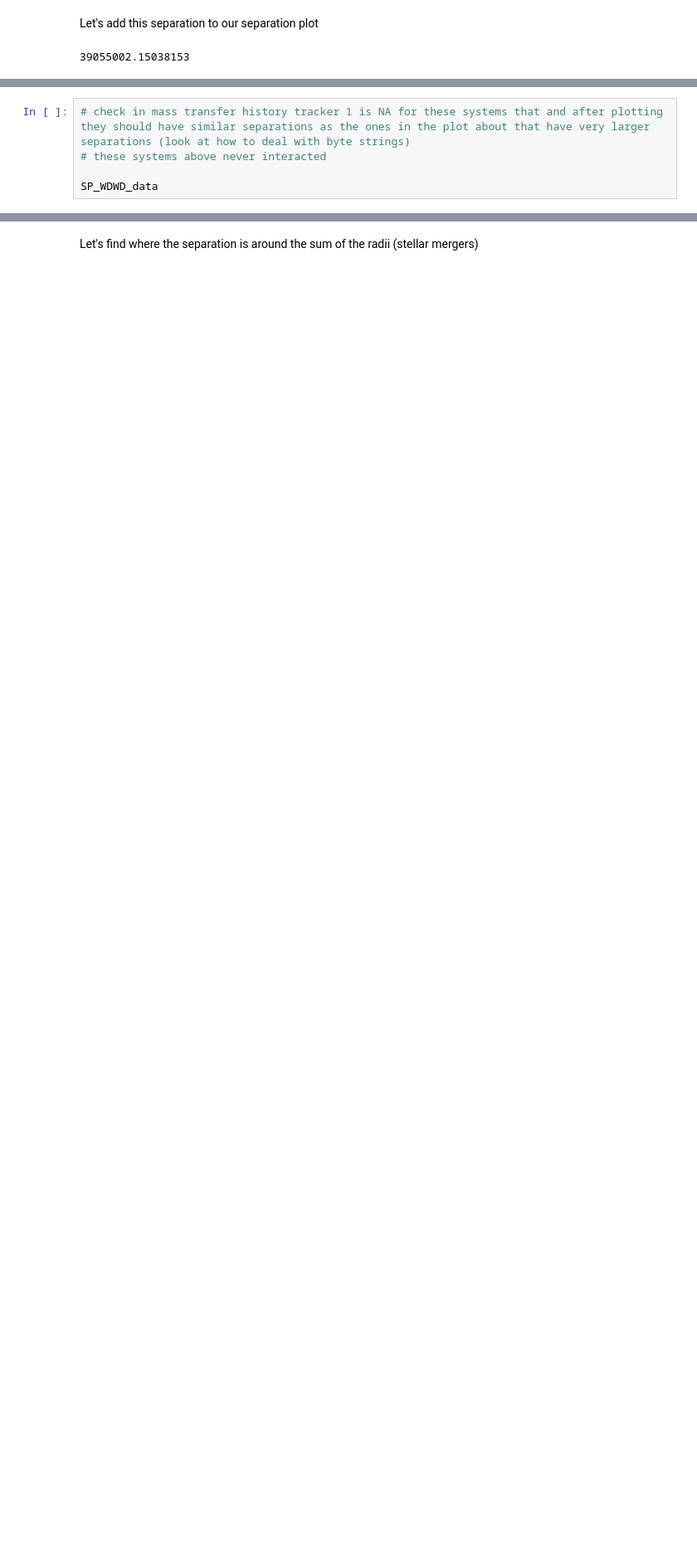
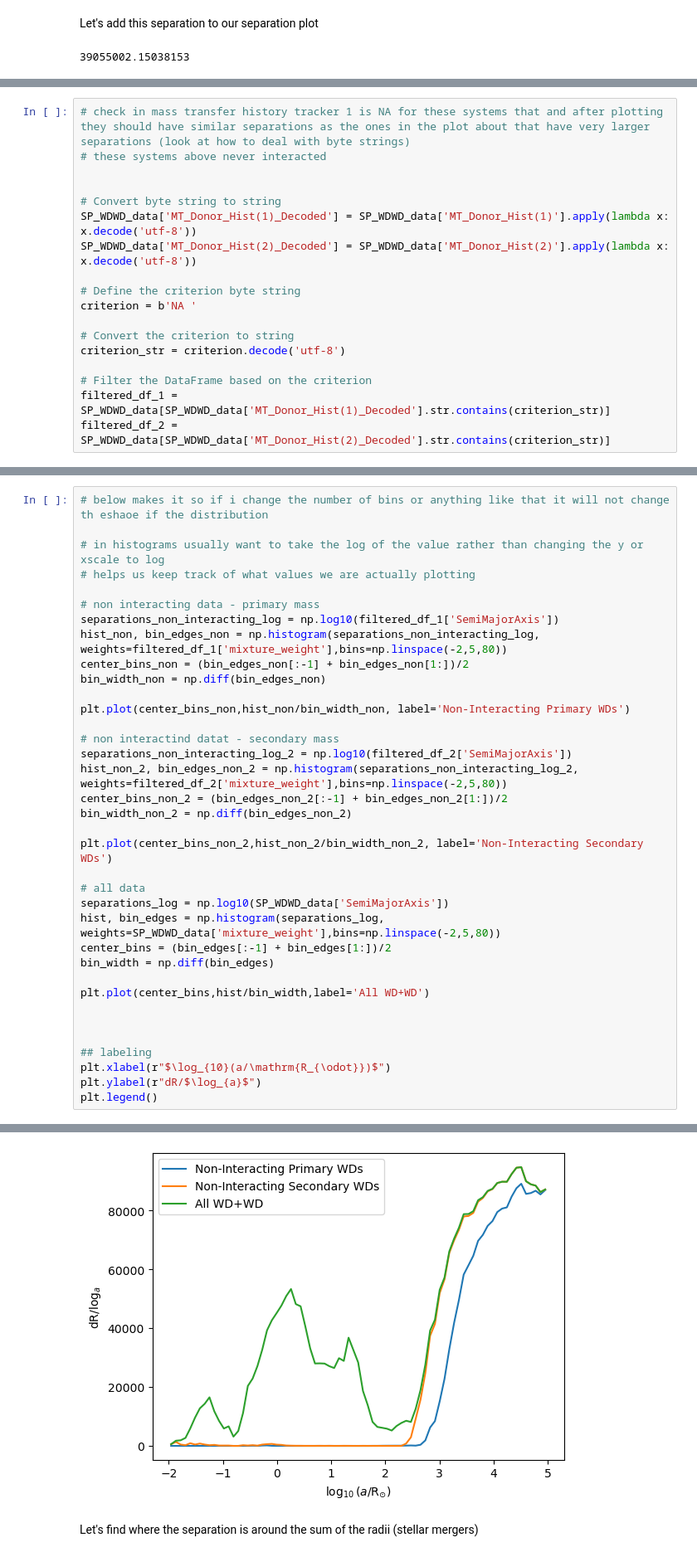
Before and after one commit to melanie-santiago26/research_work, a Jupyter notebook: WD_WD_postprocessing.ipynb, the cells around one changed output, grey strips where cells are left out. Shown at 83% size. Saved outputs shown, nothing was run; the diff lists cells and outputs as text; blank space fills up the shorter version.

```diff
--- a/WD_WD_postprocessing.ipynb
+++ b/WD_WD_postprocessing.ipynb
@@ -585,5 +531,18 @@ plt.show()
 # check in mass transfer history tracker 1 is NA for these systems that and after plotting they should have similar separations as the ones in the plot about that have very larger separations (look at how to deal with byte strings)
 # these systems above never interacted
 
-SP_WDWD_data
+
+# Convert byte string to string
+SP_WDWD_data['MT_Donor_Hist(1)_Decoded'] = SP_WDWD_data['MT_Donor_Hist(1)'].apply(lambda x: x.decode('utf-8'))
+SP_WDWD_data['MT_Donor_Hist(2)_Decoded'] = SP_WDWD_data['MT_Donor_Hist(2)'].apply(lambda x: x.decode('utf-8'))
+
+# Define the criterion byte string
+criterion = b'NA '
+
+# Convert the criterion to string
+criterion_str = criterion.decode('utf-8')
+
+# Filter the DataFrame based on the criterion
+filtered_df_1 = SP_WDWD_data[SP_WDWD_data['MT_Donor_Hist(1)_Decoded'].str.contains(criterion_str)]
+filtered_df_2 = SP_WDWD_data[SP_WDWD_data['MT_Donor_Hist(2)_Decoded'].str.contains(criterion_str)]
 # %% [output]
@@ -602,0 +550,37 @@ SP_WDWD_data
+# %%
+# below makes it so if i change the number of bins or anything like that it will not change th eshaoe if the distribution
+
+# in histograms usually want to take the log of the value rather than changing the y or xscale to log
+# helps us keep track of what values we are actually plotting
+
+# non interacting data - primary mass
+separations_non_interacting_log = np.log10(filtered_df_1['SemiMajorAxis'])
+hist_non, bin_edges_non = np.histogram(separations_non_interacting_log, weights=filtered_df_1['mixture_weight'],bins=np.linspace(-2,5,80))
+center_bins_non = (bin_edges_non[:-1] + bin_edges_non[1:])/2
+bin_width_non = np.diff(bin_edges_non)
+
+plt.plot(center_bins_non,hist_non/bin_width_non, label='Non-Interacting Primary WDs')
+
+# non interactind datat - secondary mass
+separations_non_interacting_log_2 = np.log10(filtered_df_2['SemiMajorAxis'])
+hist_non_2, bin_edges_non_2 = np.histogram(separations_non_interacting_log_2, weights=filtered_df_2['mixture_weight'],bins=np.linspace(-2,5,80))
+center_bins_non_2 = (bin_edges_non_2[:-1] + bin_edges_non_2[1:])/2
+bin_width_non_2 = np.diff(bin_edges_non_2)
+
+plt.plot(center_bins_non_2,hist_non_2/bin_width_non_2, label='Non-Interacting Secondary WDs')
+
+# all data
+separations_log = np.log10(SP_WDWD_data['SemiMajorAxis'])
+hist, bin_edges = np.histogram(separations_log, weights=SP_WDWD_data['mixture_weight'],bins=np.linspace(-2,5,80))
+center_bins = (bin_edges[:-1] + bin_edges[1:])/2
+bin_width = np.diff(bin_edges)
+
+plt.plot(center_bins,hist/bin_width,label='All WD+WD')
+
+
+
+## labeling
+plt.xlabel(r"$\log_{10}(a/\mathrm{R_{\odot}})$")
+plt.ylabel(r"dR/$\log_{a}$")
+plt.legend()
+# %% [output]
@@ -603,3 +588,4 @@ SP_WDWD_data
+[figure, added]
 # %% [markdown]
 Let's find where the separation is around the sum of the radii (stellar mergers)
 # %%
```
Also changed, not shown: parts of 4 cells of this notebook.
